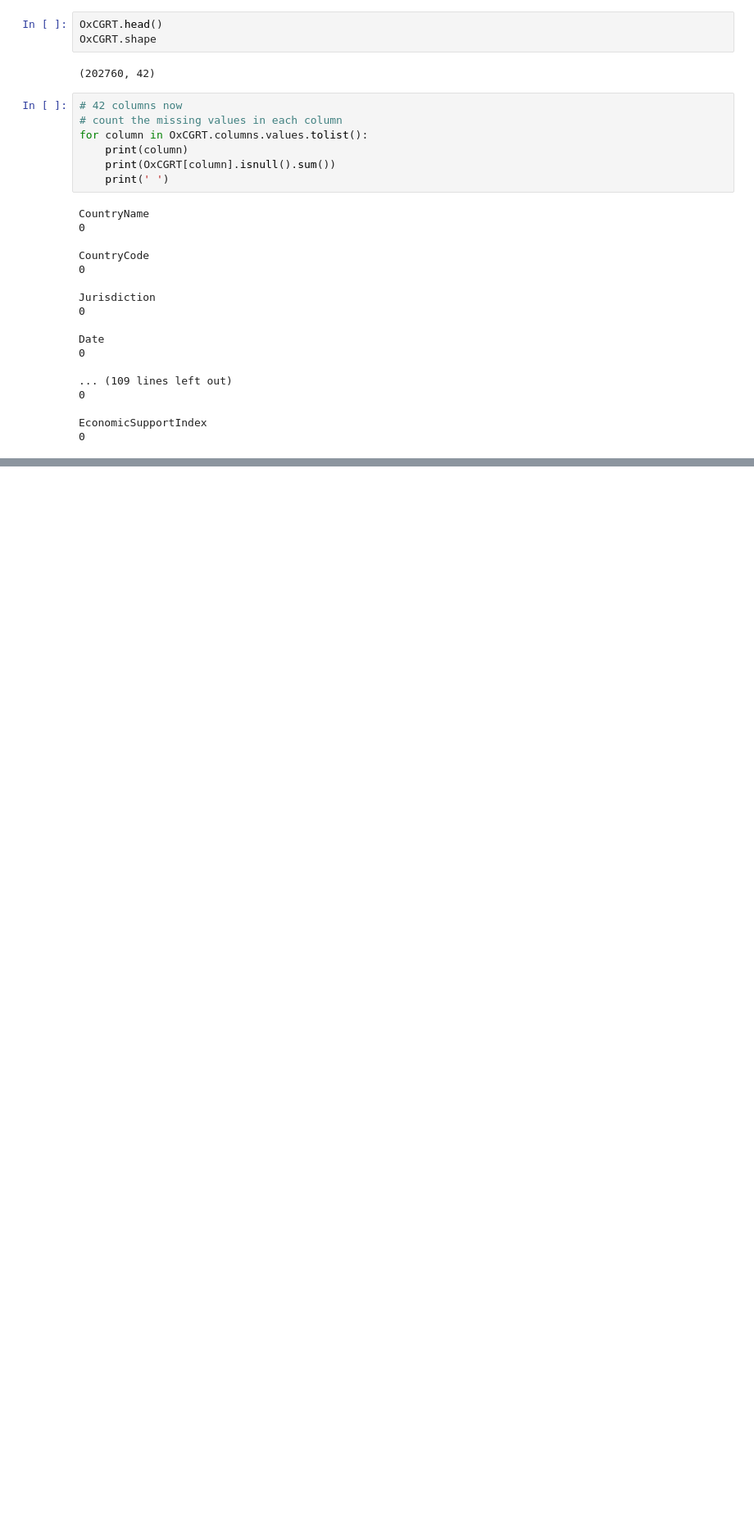
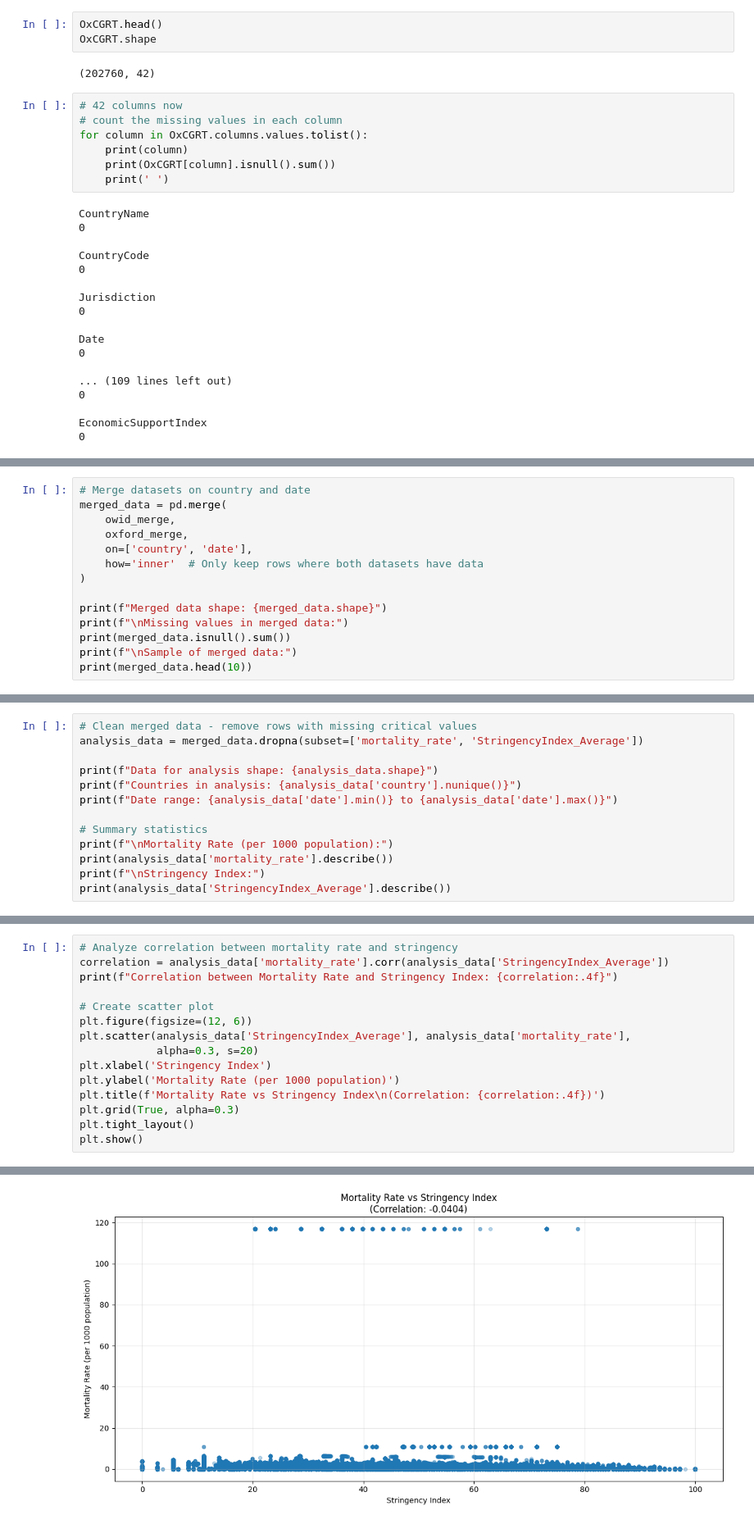
Before and after one commit to RithikaCheela/Data-Visualizations-Project, a Jupyter notebook: covidData_wrang.ipynb, the cells around one changed output, grey strips where cells are left out. Shown at 82% size. Drawn from its saved outputs; the diff is of its cells as text; blank space fills up the shorter version.

Commit message:
Merged Datasets

```diff
--- a/covidData_wrang.ipynb
+++ b/covidData_wrang.ipynb
@@ -640,0 +698,14 @@ EconomicSupportIndex
+# %%
+# Merge datasets on country and date
+merged_data = pd.merge(
+    owid_merge,
+    oxford_merge,
+    on=['country', 'date'],
+    how='inner'  # Only keep rows where both datasets have data
+)
+
+print(f"Merged data shape: {merged_data.shape}")
+print(f"\nMissing values in merged data:")
+print(merged_data.isnull().sum())
+print(f"\nSample of merged data:")
+print(merged_data.head(10))
@@ -640,0 +730,13 @@ EconomicSupportIndex
+# %%
+# Clean merged data - remove rows with missing critical values
+analysis_data = merged_data.dropna(subset=['mortality_rate', 'StringencyIndex_Average'])
+
+print(f"Data for analysis shape: {analysis_data.shape}")
+print(f"Countries in analysis: {analysis_data['country'].nunique()}")
+print(f"Date range: {analysis_data['date'].min()} to {analysis_data['date'].max()}")
+
+# Summary statistics
+print(f"\nMortality Rate (per 1000 population):")
+print(analysis_data['mortality_rate'].describe())
+print(f"\nStringency Index:")
+print(analysis_data['StringencyIndex_Average'].describe())
@@ -640,0 +789,16 @@ EconomicSupportIndex
+# %%
+# Analyze correlation between mortality rate and stringency
+correlation = analysis_data['mortality_rate'].corr(analysis_data['StringencyIndex_Average'])
+print(f"Correlation between Mortality Rate and Stringency Index: {correlation:.4f}")
+
+# Create scatter plot
+plt.figure(figsize=(12, 6))
+plt.scatter(analysis_data['StringencyIndex_Average'], analysis_data['mortality_rate'],
+            alpha=0.3, s=20)
+plt.xlabel('Stringency Index')
+plt.ylabel('Mortality Rate (per 1000 population)')
+plt.title(f'Mortality Rate vs Stringency Index\n(Correlation: {correlation:.4f})')
+plt.grid(True, alpha=0.3)
+plt.tight_layout()
+plt.show()
+# %% [output]
@@ -640,0 +806 @@ EconomicSupportIndex
+[figure, added]
```
Also changed, not shown: parts of 16 cells of this notebook.
